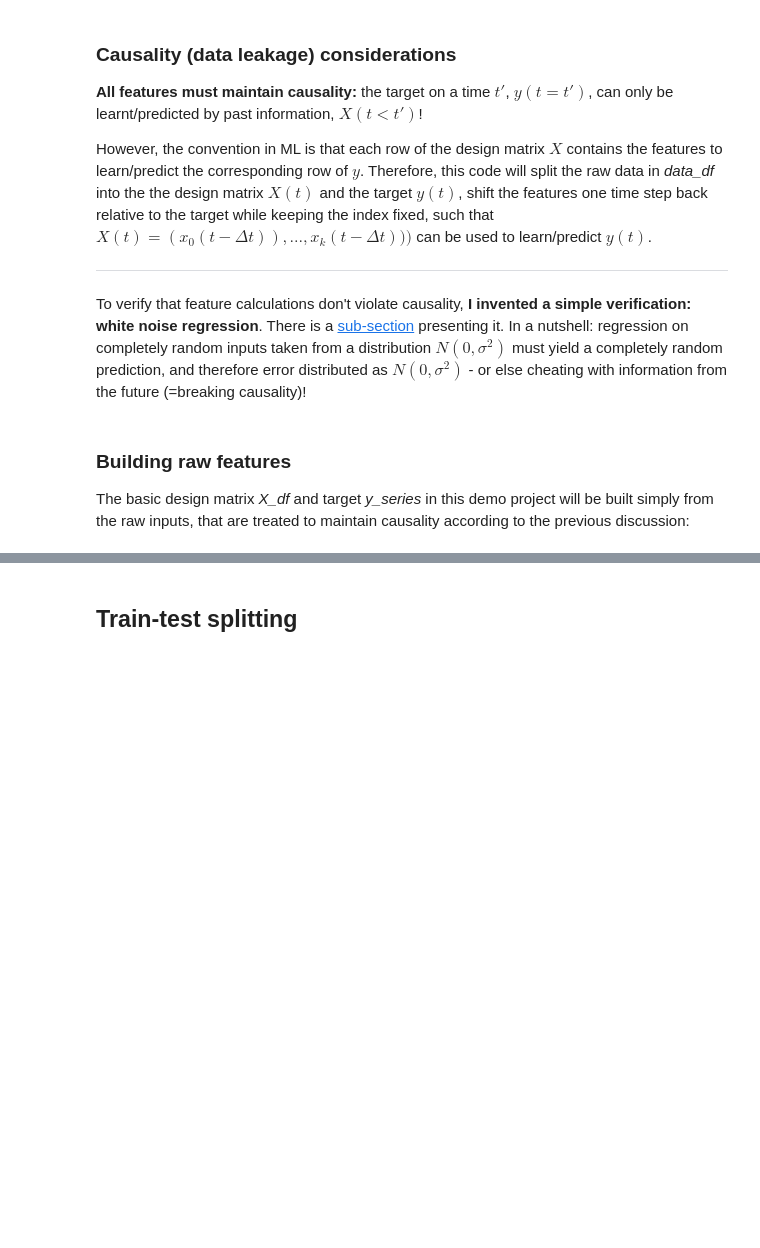
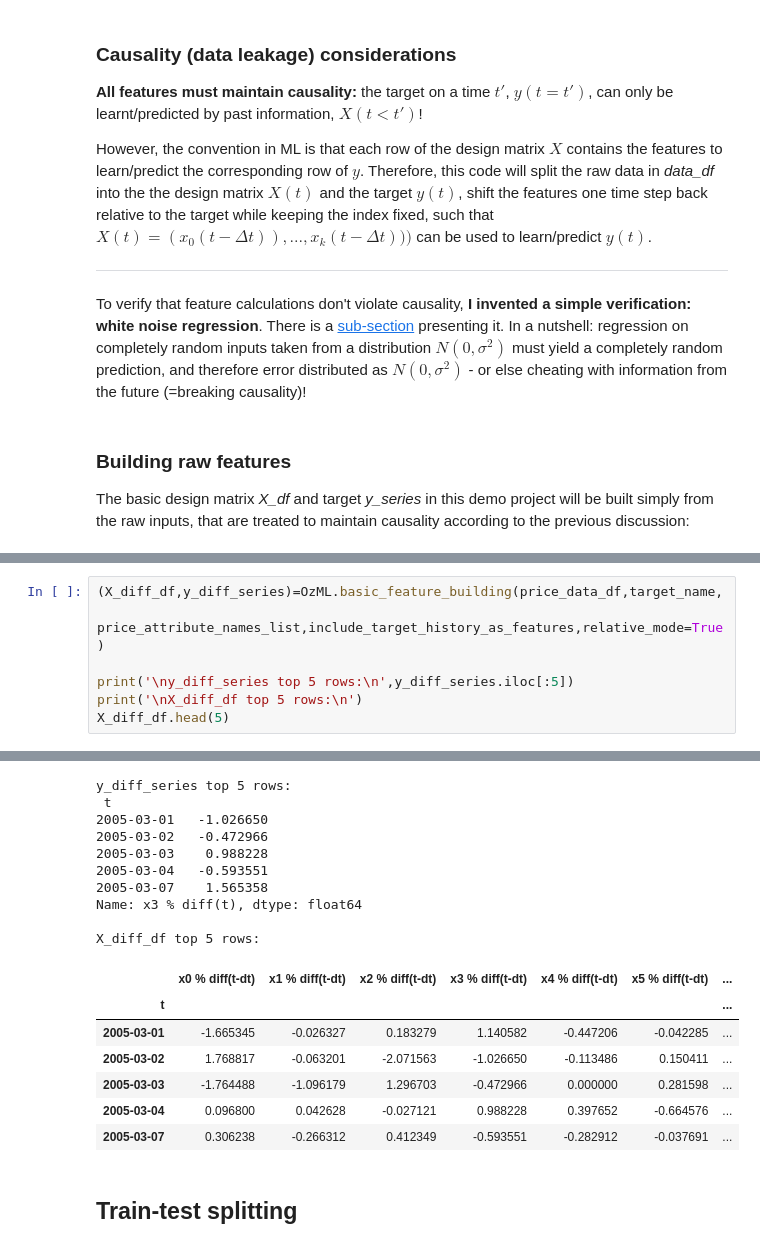
Before and after one commit to Ozziko/AlgoTradingAI, a Jupyter notebook: Oz_Livneh_Algo_Trading_AI.ipynb, the cells around one changed output, grey strips where cells are left out. Drawn from its saved outputs; the diff is of its cells as text; blank space fills up the shorter version.

```diff
--- a/Oz_Livneh_Algo_Trading_AI.ipynb
+++ b/Oz_Livneh_Algo_Trading_AI.ipynb
@@ -528,0 +553,8 @@ The design matrix X_df contains 25 features (columns). Top 5 rows:
+# %%
+(X_diff_df,y_diff_series)=OzML.basic_feature_building(price_data_df,target_name,
+  price_attribute_names_list,include_target_history_as_features,relative_mode=True)
+
+print('\ny_diff_series top 5 rows:\n',y_diff_series.iloc[:5])
+print('\nX_diff_df top 5 rows:\n')
+X_diff_df.head(5)
+# %% [output]
@@ -529,3 +562,20 @@ The design matrix X_df contains 25 features (columns). Top 5 rows:
+y_diff_series top 5 rows:
+ t
+2005-03-01   -1.026650
+2005-03-02   -0.472966
+2005-03-03    0.988228
+2005-03-04   -0.593551
+2005-03-07    1.565358
+Name: x3 % diff(t), dtype: float64
+
+X_diff_df top 5 rows:
+|  | x0 % diff(t-dt) | x1 % diff(t-dt) | x2 % diff(t-dt) | x3 % diff(t-dt) | x4 % diff(t-dt) | x5 % diff(t-dt) | ... |
+| t |  |  |  |  |  |  | ... |
+| 2005-03-01 | -1.665345 | -0.026327 | 0.183279 | 1.140582 | -0.447206 | -0.042285 | ... |
+| 2005-03-02 | 1.768817 | -0.063201 | -2.071563 | -1.026650 | -0.113486 | 0.150411 | ... |
+| 2005-03-03 | -1.764488 | -1.096179 | 1.296703 | -0.472966 | 0.000000 | 0.281598 | ... |
+| 2005-03-04 | 0.096800 | 0.042628 | -0.027121 | 0.988228 | 0.397652 | -0.664576 | ... |
+| 2005-03-07 | 0.306238 | -0.266312 | 0.412349 | -0.593551 | -0.282912 | -0.037691 | ... |
 # %% [markdown]
 ## Train-test splitting
 # %% [markdown]
```
Also changed, not shown: parts of 22 cells of this notebook.
